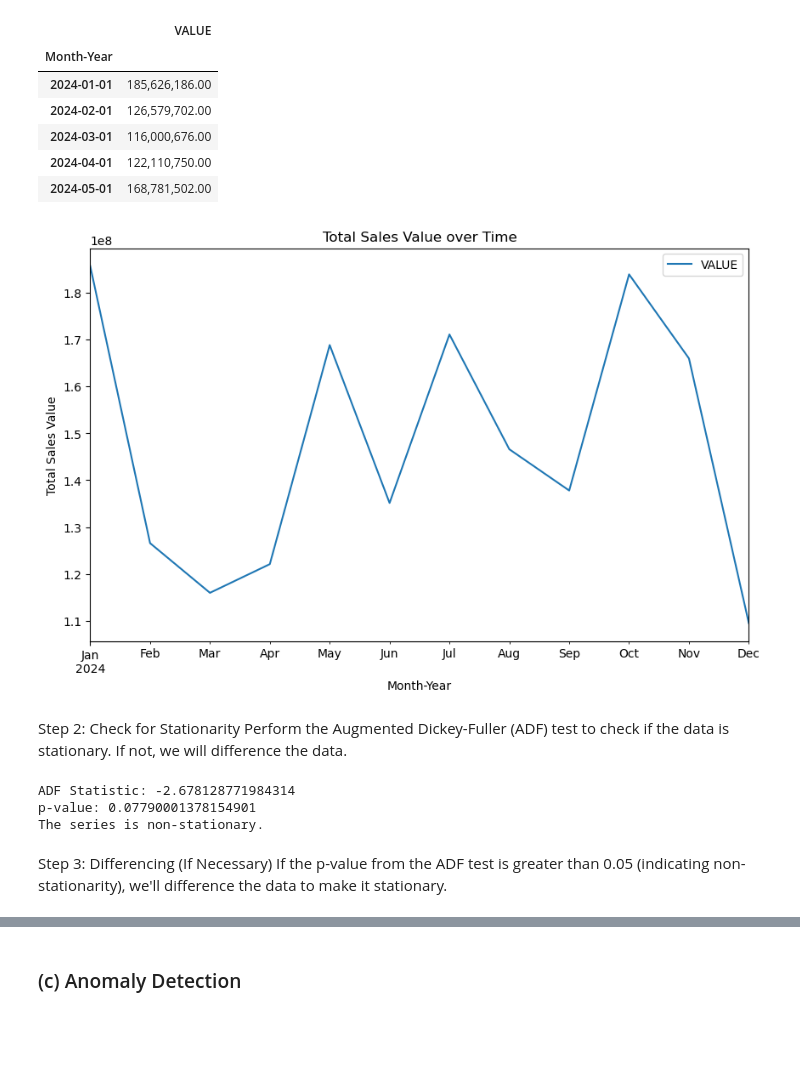
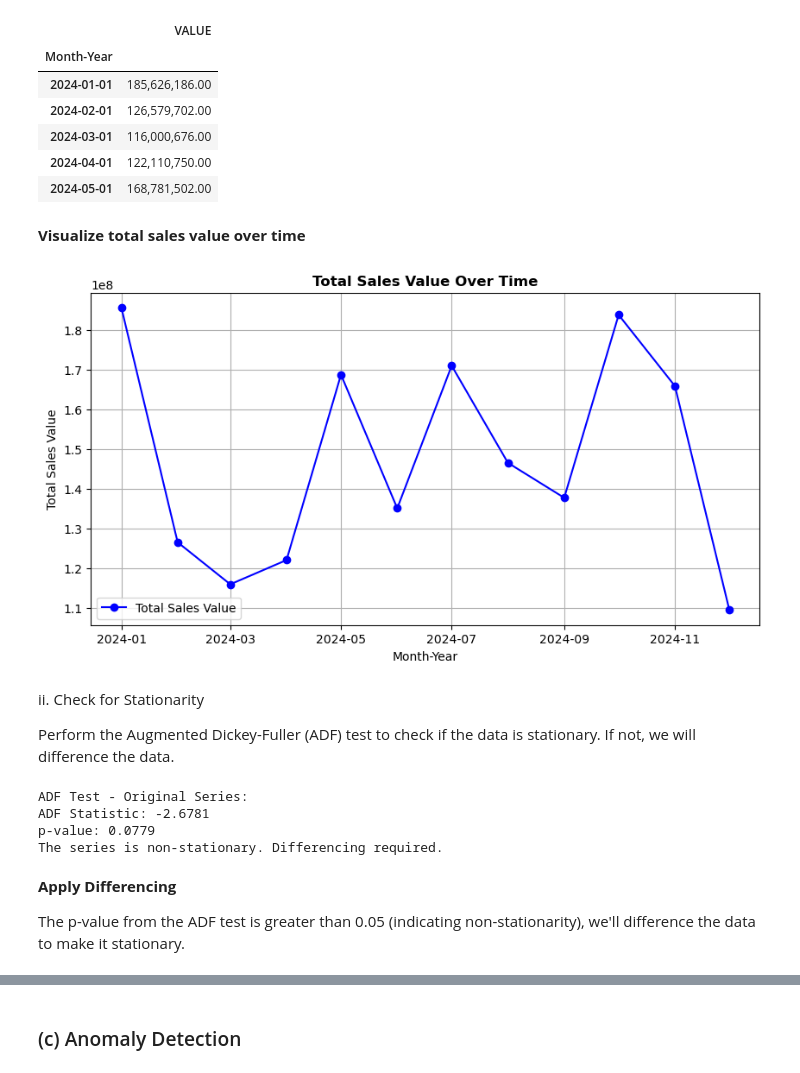
Before and after one commit to PaulMuniu/Kwanza-Tukule-Data-Analysis, a Jupyter notebook: Kwanza_Tukule.ipynb, the cells around one changed output, grey strips where cells are left out. Saved outputs shown, nothing was run; the diff lists cells and outputs as text; code cells hidden in the pictures; blank space fills up the shorter version.

```diff
--- a/Kwanza_Tukule.ipynb
+++ b/Kwanza_Tukule.ipynb
@@ -635,14 +583,17 @@ Forecast the next 3 months of sales.
 # %% [markdown]
 i. Data Preprocessing
 # %%
-# Convert 'Month-Year' to datetime for time series analysis
+# Convert 'Month-Year' to datetime
 data['Month-Year'] = pd.to_datetime(data['Month-Year'], format='%B %Y')
 
-# Group the data by 'Month-Year' to get the total sales value (sum of 'VALUE')
+# Aggregate total sales by Month-Year
 monthly_sales = data.groupby('Month-Year')['VALUE'].sum().reset_index()
 
-# Set 'Month-Year' as the index
+# Set 'Month-Year' as the index and ensure monthly frequency
 monthly_sales.set_index('Month-Year', inplace=True)
+monthly_sales = monthly_sales.asfreq('MS')
+
+# First 5 rows
 monthly_sales.head()
 # %% [output]
 |  | VALUE |
@@ -652,34 +603,46 @@ monthly_sales.head()
 | 2024-03-01 | 116,000,676.00 |
 | 2024-04-01 | 122,110,750.00 |
 | 2024-05-01 | 168,781,502.00 |
+# %% [markdown]
+**Visualize total sales value over time**
 # %%
-# Plot the total sales value over time
-monthly_sales.plot(figsize=(10, 6))
-plt.title('Total Sales Value over Time')
+plt.figure(figsize=(10, 5))
+plt.plot(monthly_sales['VALUE'], label='Total Sales Value', color='blue', marker='o')
+plt.title('Total Sales Value Over Time', weight='bold')
 plt.xlabel('Month-Year')
 plt.ylabel('Total Sales Value')
-plt.show()
+plt.legend()
+plt.grid(True)
+plt.show();
 # %% [output]
-[figure, old version]
+[figure, new version]
 # %% [markdown]
-Step 2: Check for Stationarity
+ii. Check for Stationarity
+
 Perform the Augmented Dickey-Fuller (ADF) test to check if the data is stationary. If not, we will difference the data.
 # %%
+from statsmodels.tsa.stattools import adfuller
+
+# ADF Test for Stationarity
 def adf_test(series):
+    """Perform the Augmented Dickey-Fuller Test for stationarity."""
     result = adfuller(series)
-    print(f'ADF Statistic: {result[0]}')
-    print(f'p-value: {result[1]}')
+    print(f'ADF Statistic: {result[0]:.4f}')
+    print(f'p-value: {result[1]:.4f}')
     if result[1] <= 0.05:
-        print("The series is stationary.")
+        print("The series is stationary.\n")
     else:
-        print("The series is non-stationary.")
+        print("The series is non-stationary. Differencing required.\n")
 
-# Perform ADF test on the 'VALUE' column
+# Perform ADF Test on original series
+print("ADF Test - Original Series:")
 adf_test(monthly_sales['VALUE'])
 # %% [output]
-ADF Statistic: -2.678128771984314
-p-value: 0.07790001378154901
-The series is non-stationary.
+ADF Test - Original Series:
+ADF Statistic: -2.6781
+p-value: 0.0779
+The series is non-stationary. Differencing required.
 # %% [markdown]
-Step 3: Differencing (If Necessary)
-If the p-value from the ADF test is greater than 0.05 (indicating non-stationarity), we'll difference the data to make it stationary.
+**Apply Differencing**
+
+The p-value from the ADF test is greater than 0.05 (indicating non-stationarity), we'll difference the data to make it stationary.
```
Also changed, not shown: parts of 58 cells of this notebook.
